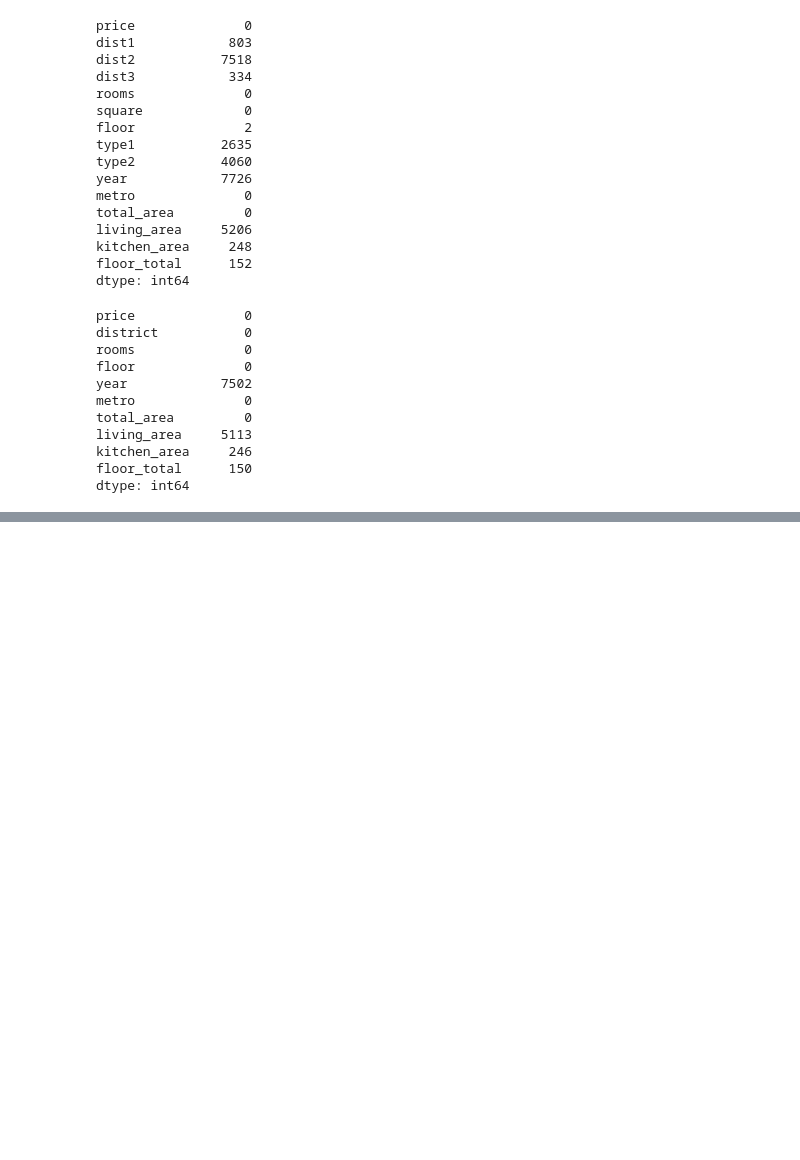
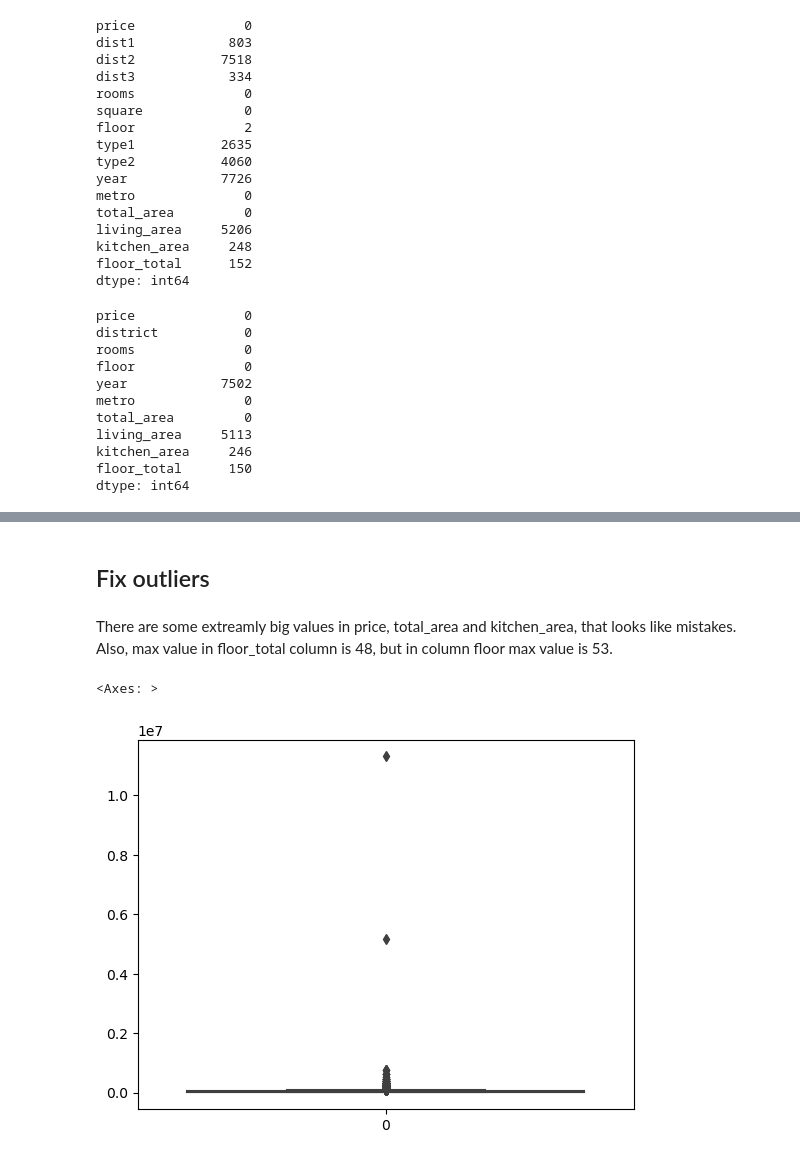
Before and after one commit to boiarchuk-m/Kyiv-flats-rent, a Jupyter notebook: Data_cleaning.ipynb, the cells around one changed output, grey strips where cells are left out. Cells and saved outputs as stored; diff of their text form; code cells hidden in the pictures; blank space fills up the shorter version.

```diff
--- a/Data_cleaning.ipynb
+++ b/Data_cleaning.ipynb
@@ -220,0 +256,9 @@ flats.drop(['living_area', 'year'], axis = 1, inplace = True)
+# %% [markdown]
+## Fix outliers
+# %% [markdown]
+There are some extreamly big values in price, total_area and kitchen_area, that looks like mistakes. Also, max value in floor_total column is 48, but in column floor max value is 53.
+# %%
+sns.boxplot(flats.price)
+# %% [output]
+<Axes: >
+[figure, added]
```
Also changed, not shown: parts of 15 cells of this notebook, 6 other files.
